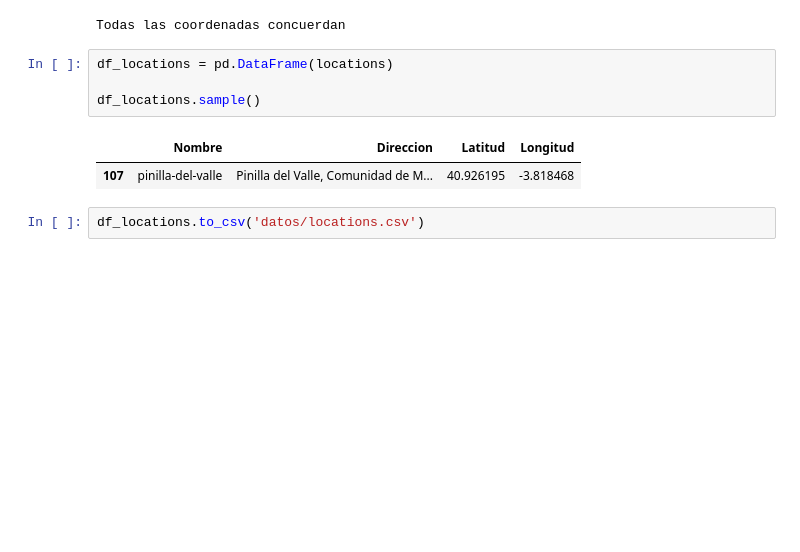
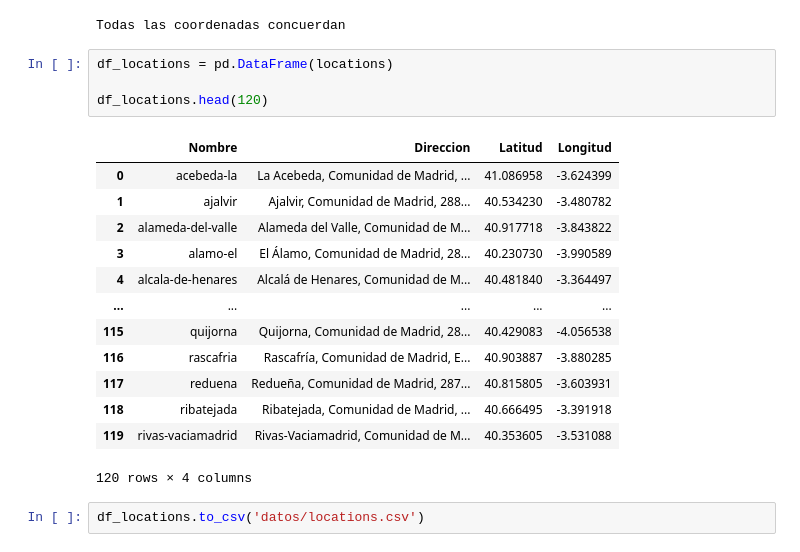
Before and after one commit to SupernovaIa/Laboratorio-APIs, a Jupyter notebook: laboratorio-modulo3-leccion01-APIs.ipynb, the cells around one changed output. Drawn from its saved outputs; the diff is of its cells as text; blank space fills up the shorter version.

```diff
--- a/laboratorio-modulo3-leccion01-APIs.ipynb
+++ b/laboratorio-modulo3-leccion01-APIs.ipynb
@@ -160,10 +163,21 @@ Todas las coordenadas concuerdan
 # %%
 df_locations = pd.DataFrame(locations)
 
-df_locations.sample()
+df_locations.head(120)
 # %% [output]
 |  | Nombre | Direccion | Latitud | Longitud |
-| 107 | pinilla-del-valle | Pinilla del Valle, Comunidad de M... | 40.926195 | -3.818468 |
+| 0 | acebeda-la | La Acebeda, Comunidad de Madrid, ... | 41.086958 | -3.624399 |
+| 1 | ajalvir | Ajalvir, Comunidad de Madrid, 288... | 40.534230 | -3.480782 |
+| 2 | alameda-del-valle | Alameda del Valle, Comunidad de M... | 40.917718 | -3.843822 |
+| 3 | alamo-el | El Álamo, Comunidad de Madrid, 28... | 40.230730 | -3.990589 |
+| 4 | alcala-de-henares | Alcalá de Henares, Comunidad de M... | 40.481840 | -3.364497 |
+| ... | ... | ... | ... | ... |
+| 115 | quijorna | Quijorna, Comunidad de Madrid, 28... | 40.429083 | -4.056538 |
+| 116 | rascafria | Rascafría, Comunidad de Madrid, E... | 40.903887 | -3.880285 |
+| 117 | reduena | Redueña, Comunidad de Madrid, 287... | 40.815805 | -3.603931 |
+| 118 | ribatejada | Ribatejada, Comunidad de Madrid, ... | 40.666495 | -3.391918 |
+| 119 | rivas-vaciamadrid | Rivas-Vaciamadrid, Comunidad de M... | 40.353605 | -3.531088 |
+120 rows × 4 columns
 # %%
 df_locations.to_csv('datos/locations.csv')
 # %% [markdown]
```
Also changed, not shown: parts of 16 cells of this notebook.
